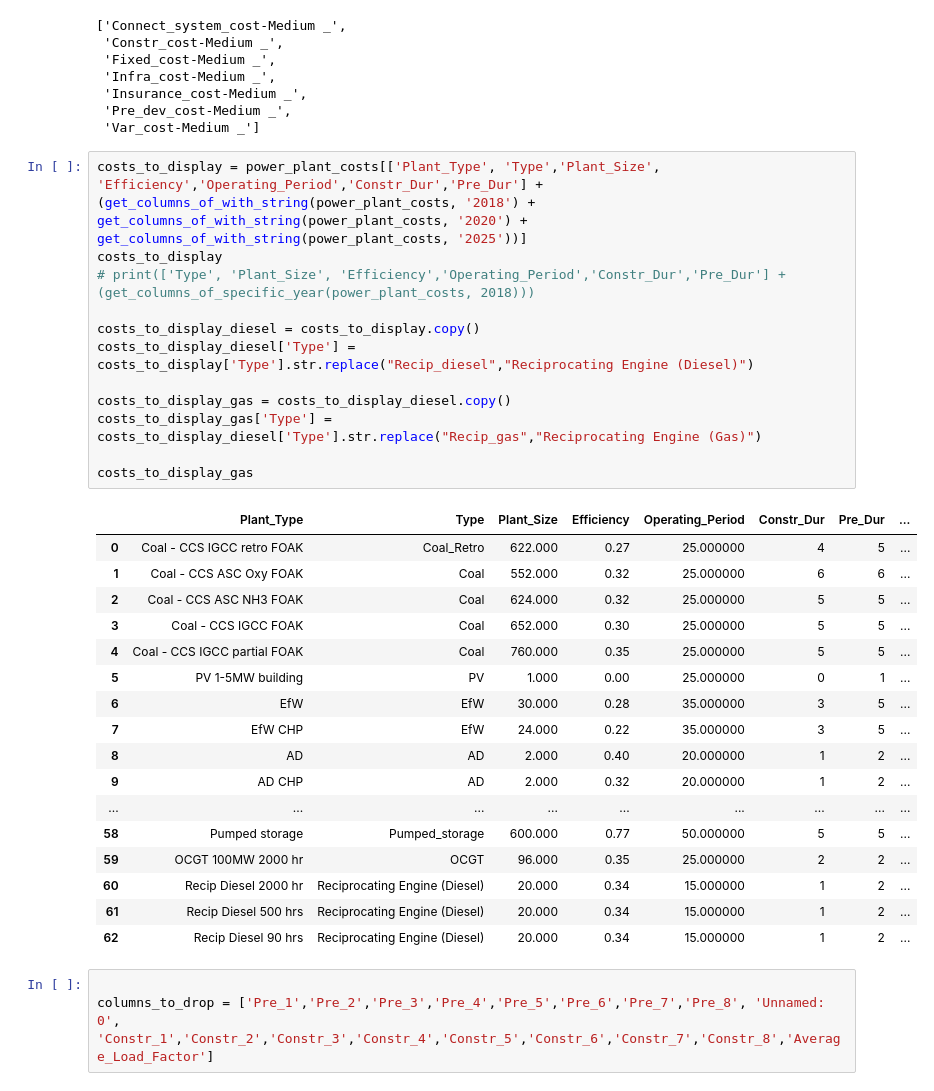
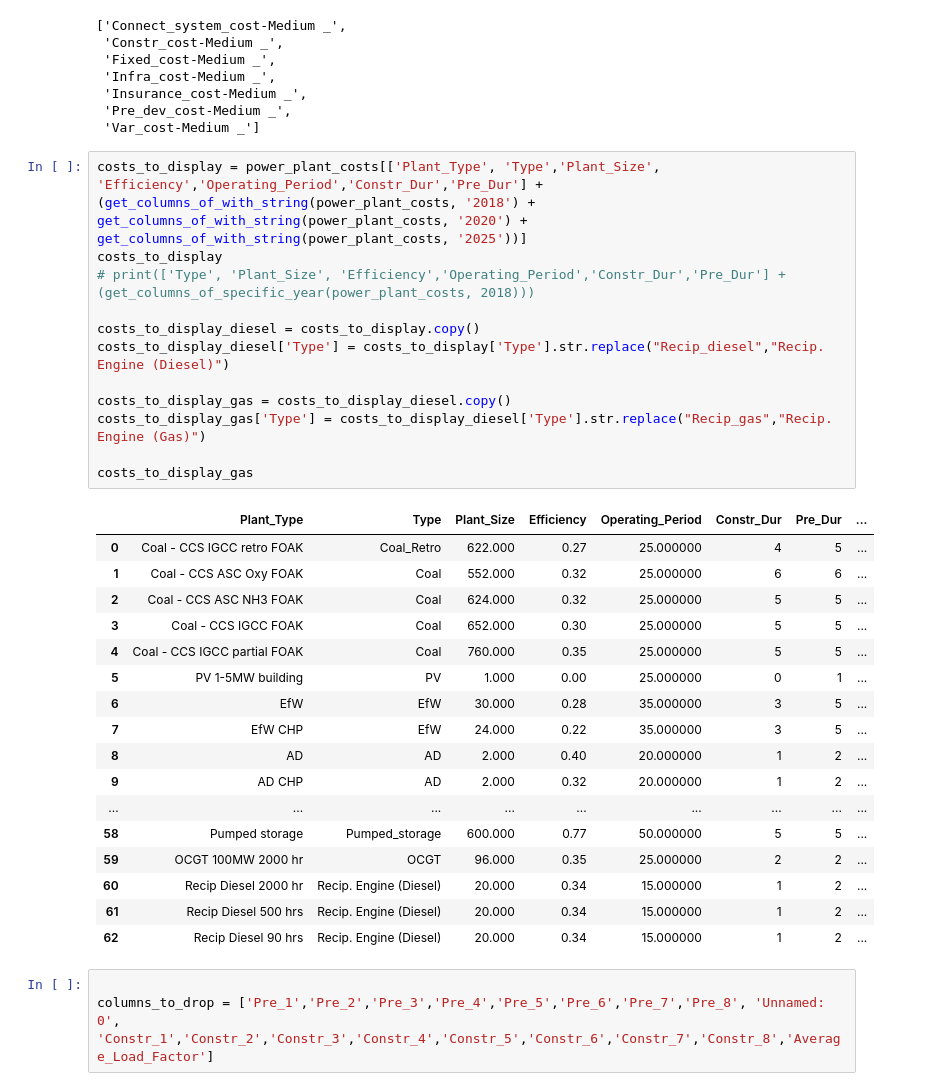
Before and after one commit to alexanderkell/elecsim-paper, a Jupyter notebook: visualisation/jupyter/power_plant_cost_table/modern_costs_table_generation.ipynb, the cells around one changed output. Drawn from its saved outputs; the diff is of its cells as text.

```diff
--- a/visualisation/jupyter/power_plant_cost_table/modern_costs_table_generation.ipynb
+++ b/visualisation/jupyter/power_plant_cost_table/modern_costs_table_generation.ipynb
@@ -53,33 +53,33 @@ get_medium_stubs(get_stub_of_costs(power_plant_costs))
 # %%
 costs_to_display = power_plant_costs[['Plant_Type', 'Type','Plant_Size', 'Efficiency','Operating_Period','Constr_Dur','Pre_Dur'] + (get_columns_of_with_string(power_plant_costs, '2018') + get_columns_of_with_string(power_plant_costs, '2020') + get_columns_of_with_string(power_plant_costs, '2025'))]
 costs_to_display
 # print(['Type', 'Plant_Size', 'Efficiency','Operating_Period','Constr_Dur','Pre_Dur'] + (get_columns_of_specific_year(power_plant_costs, 2018)))
 
 costs_to_display_diesel = costs_to_display.copy()
-costs_to_display_diesel['Type'] = costs_to_display['Type'].str.replace("Recip_diesel","Reciprocating Engine (Diesel)")
+costs_to_display_diesel['Type'] = costs_to_display['Type'].str.replace("Recip_diesel","Recip. Engine (Diesel)")
 
 costs_to_display_gas = costs_to_display_diesel.copy()
-costs_to_display_gas['Type'] = costs_to_display_diesel['Type'].str.replace("Recip_gas","Reciprocating Engine (Gas)")
+costs_to_display_gas['Type'] = costs_to_display_diesel['Type'].str.replace("Recip_gas","Recip. Engine (Gas)")
 
 costs_to_display_gas
 # %% [output]
 |  | Plant_Type | Type | Plant_Size | Efficiency | Operating_Period | Constr_Dur | Pre_Dur | ... |
 | 0 | Coal - CCS IGCC retro FOAK | Coal_Retro | 622.000 | 0.27 | 25.000000 | 4 | 5 | ... |
 | 1 | Coal - CCS ASC Oxy FOAK | Coal | 552.000 | 0.32 | 25.000000 | 6 | 6 | ... |
 | 2 | Coal - CCS ASC NH3 FOAK | Coal | 624.000 | 0.32 | 25.000000 | 5 | 5 | ... |
 | 3 | Coal - CCS IGCC FOAK | Coal | 652.000 | 0.30 | 25.000000 | 5 | 5 | ... |
 | 4 | Coal - CCS IGCC partial FOAK | Coal | 760.000 | 0.35 | 25.000000 | 5 | 5 | ... |
 | 5 | PV 1-5MW building | PV | 1.000 | 0.00 | 25.000000 | 0 | 1 | ... |
 | 6 | EfW | EfW | 30.000 | 0.28 | 35.000000 | 3 | 5 | ... |
 | 7 | EfW CHP | EfW | 24.000 | 0.22 | 35.000000 | 3 | 5 | ... |
 | 8 | AD | AD | 2.000 | 0.40 | 20.000000 | 1 | 2 | ... |
 | 9 | AD CHP | AD | 2.000 | 0.32 | 20.000000 | 1 | 2 | ... |
 | ... | ... | ... | ... | ... | ... | ... | ... | ... |
 | 58 | Pumped storage | Pumped_storage | 600.000 | 0.77 | 50.000000 | 5 | 5 | ... |
 | 59 | OCGT 100MW 2000 hr | OCGT | 96.000 | 0.35 | 25.000000 | 2 | 2 | ... |
-| 60 | Recip Diesel 2000 hr | Reciprocating Engine (Diesel) | 20.000 | 0.34 | 15.000000 | 1 | 2 | ... |
-| 61 | Recip Diesel 500 hrs | Reciprocating Engine (Diesel) | 20.000 | 0.34 | 15.000000 | 1 | 2 | ... |
-| 62 | Recip Diesel 90 hrs | Reciprocating Engine (Diesel) | 20.000 | 0.34 | 15.000000 | 1 | 2 | ... |
+| 60 | Recip Diesel 2000 hr | Recip. Engine (Diesel) | 20.000 | 0.34 | 15.000000 | 1 | 2 | ... |
+| 61 | Recip Diesel 500 hrs | Recip. Engine (Diesel) | 20.000 | 0.34 | 15.000000 | 1 | 2 | ... |
+| 62 | Recip Diesel 90 hrs | Recip. Engine (Diesel) | 20.000 | 0.34 | 15.000000 | 1 | 2 | ... |
 # %%
 
 columns_to_drop = ['Pre_1','Pre_2','Pre_3','Pre_4','Pre_5','Pre_6','Pre_7','Pre_8', 'Unnamed: 0', 'Constr_1','Constr_2','Constr_3','Constr_4','Constr_5','Constr_6','Constr_7','Constr_8','Average_Load_Factor']
```
Also changed, not shown: parts of 8 cells of this notebook, 4 other files.
